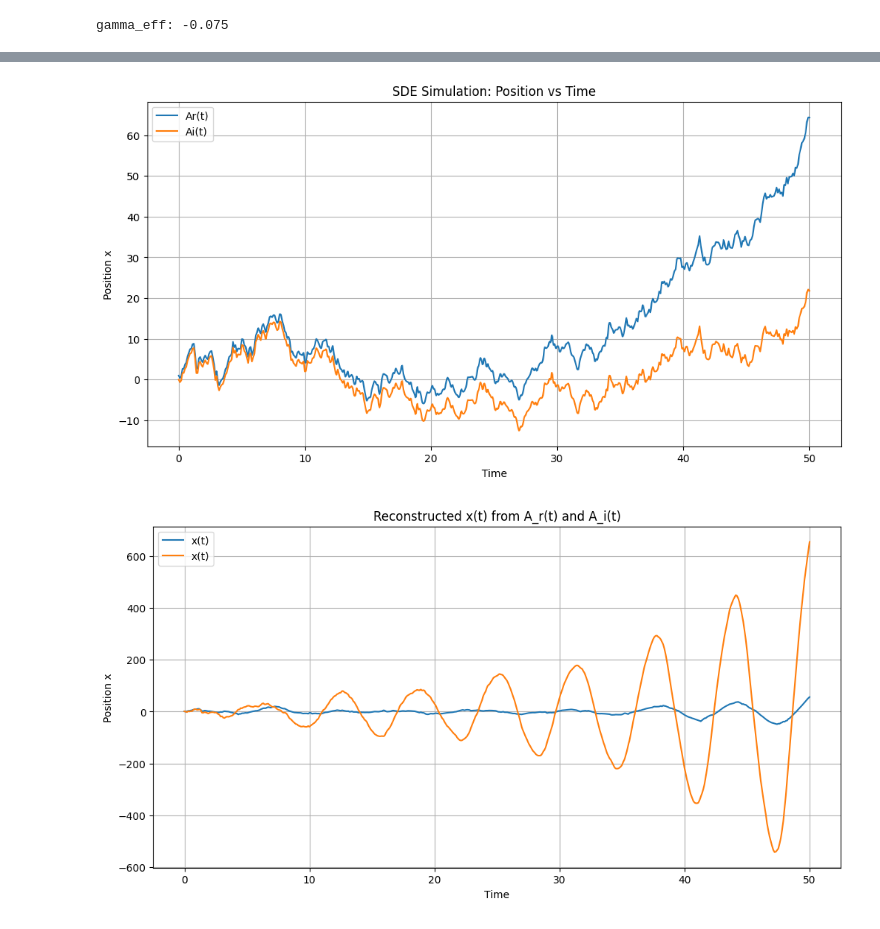
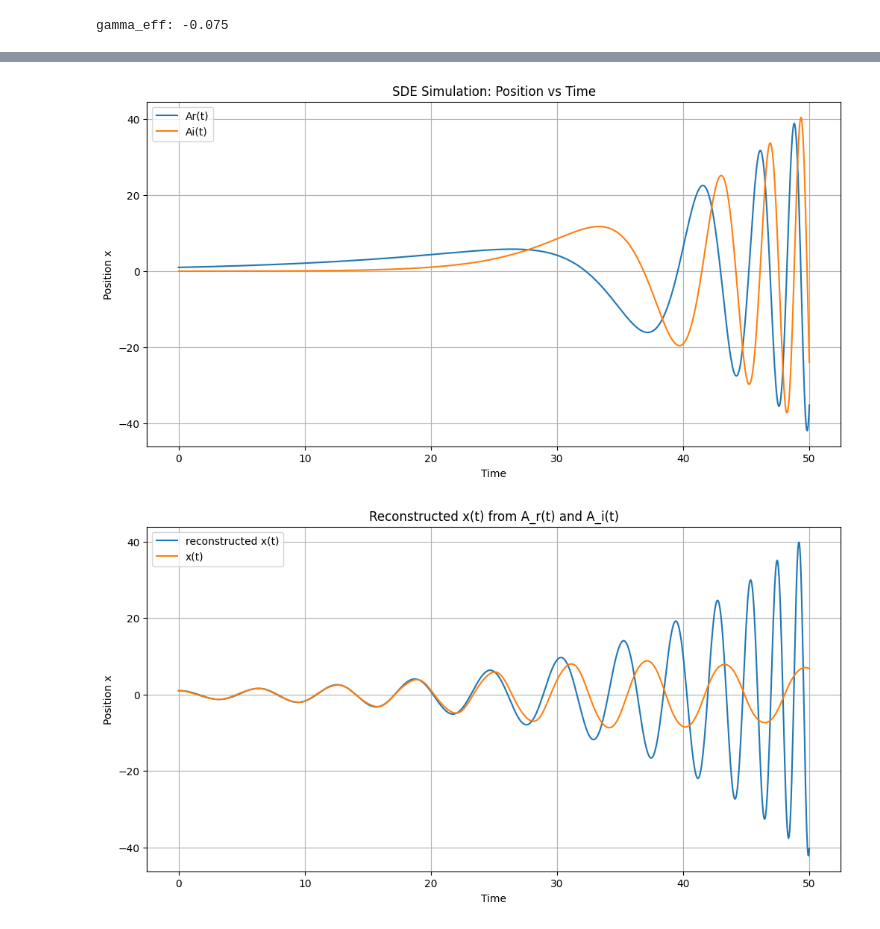
Before and after one commit to cyboesch/oscillator_dev, a Jupyter notebook: thermoai/notebooks/rotating_frame.ipynb, the cells around one changed output, grey strips where cells are left out. Cells and saved outputs as stored; diff of their text form; code cells hidden in the pictures.

Commit message:
I suspect that the non linear term in rotating frame formula is wrong; the linear dynamics seem correct  (however there is small error too...?)

```diff
--- a/thermoai/notebooks/rotating_frame.ipynb
+++ b/thermoai/notebooks/rotating_frame.ipynb
@@ -17,10 +17,10 @@ omega0 = 1.0          # Natural frequency (rad/s)
 omega_d = 1.0         # Driving frequency (rad/s), near 2*omega0 for parametric resonance
 alpha = 0.5           # Amplitude of the parametric driving
 b = 0.1               # Damping coefficient
-mu = 0.00*1.0              # Nonlinearity coefficient (Duffing term)
+mu = 0.005*1.0              # Nonlinearity coefficient (Duffing term)
 k_B = 1.0             # Boltzmann's constant (arbitrary units for simulation)
 T = 300.0             # Temperature (K)
-D = b * k_B * T       # Noise strength
+D = 0*b * k_B * T       # Noise strength
 
 args_x = (b, mu, omega0, alpha, omega_d)
 
@@ -100,7 +100,7 @@ def diffusion_A_fn(t, state, args):
     # The noise in amplitude equations is related to the noise in x(t)
     # Assuming x(t) = A_r * cos(omega_d t) - A_i * sin(omega_d t)
     # The noise terms are scaled by 1/(2 * omega_d)
-    sigma_A = jnp.sqrt(D) / (2 * omega_d)
+    sigma_A = jnp.sqrt(D/2)
     return jnp.array([sigma_A, sigma_A])
 # %%
 N = 2  # (x1, x2)
@@ -123,7 +123,7 @@ solution_x = diffrax.diffeqsolve(
     solver=diffrax.SRA1(),
     t0=t0,
     t1=t1,
-    dt0=0.1,
+    dt0=0.001,
     y0=y0,
     args=args_x,
     saveat=saveat,
@@ -153,7 +153,7 @@ solution_A = diffrax.diffeqsolve(
     solver=diffrax.SRA1(),
     t0=t0,
     t1=t1,
-    dt0=0.1,
+    dt0=0.001,
     y0=y0,
     args=args_A,
     saveat=saveat,
@@ -172,24 +172,24 @@ plt.grid(True)
 plt.legend()
 plt.show()
 # %% [output]
-[figure, old version]
+[figure, new version]
 # %%
 def reconstruct_x(t, A_r, A_i):
     """
     Reconstruct x(t) from A_r(t) and A_i(t).
 
     x(t) = A_r(t) * cos(omega_d t) - A_i(t) * sin(omega_d t)
     """
-    return A_r * jnp.cos(omega_d * t) + A_i * jnp.sin(omega_d * t)
+    return A_r * jnp.cos(omega_d * t) - A_i * jnp.sin(omega_d * t)
 
 plt.figure(figsize=(12, 6))
-plt.plot(ts, reconstruct_x(ts, sde_samples_A[:, 0], sde_samples_A[:, 1]), label='x(t)')
+plt.plot(ts, reconstruct_x(ts, sde_samples_A[:, 0], sde_samples_A[:, 1]), label='reconstructed x(t)')
 plt.plot(ts, sde_samples_x[:, 0], label='x(t)')
 plt.xlabel('Time')
 plt.ylabel('Position x')
 plt.title('Reconstructed x(t) from A_r(t) and A_i(t)')
 plt.grid(True)
 plt.legend()
 plt.show()
 # %% [output]
-[figure, old version]
+[figure, new version]
```
Also changed, not shown: parts of 1 cell of this notebook.
